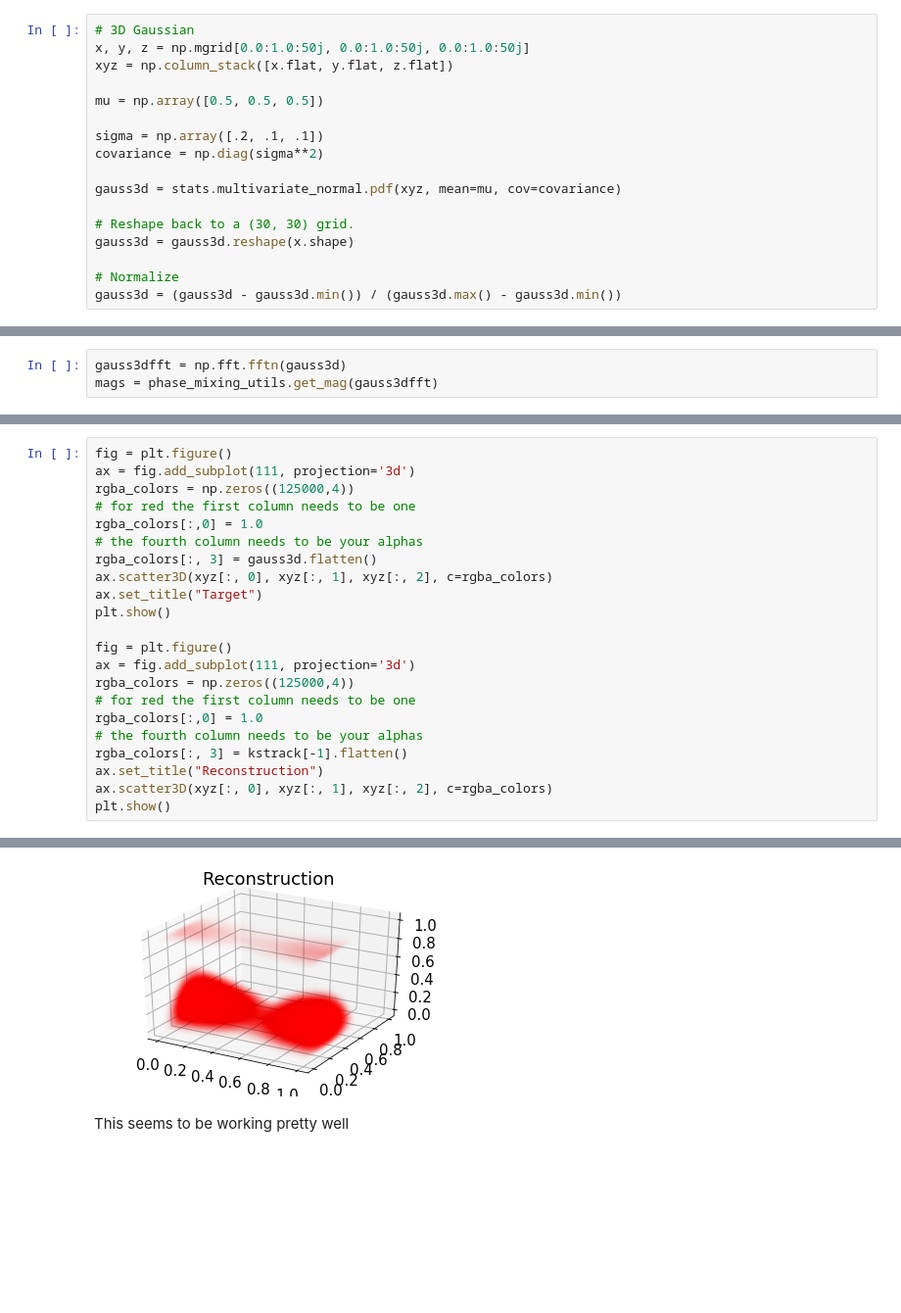
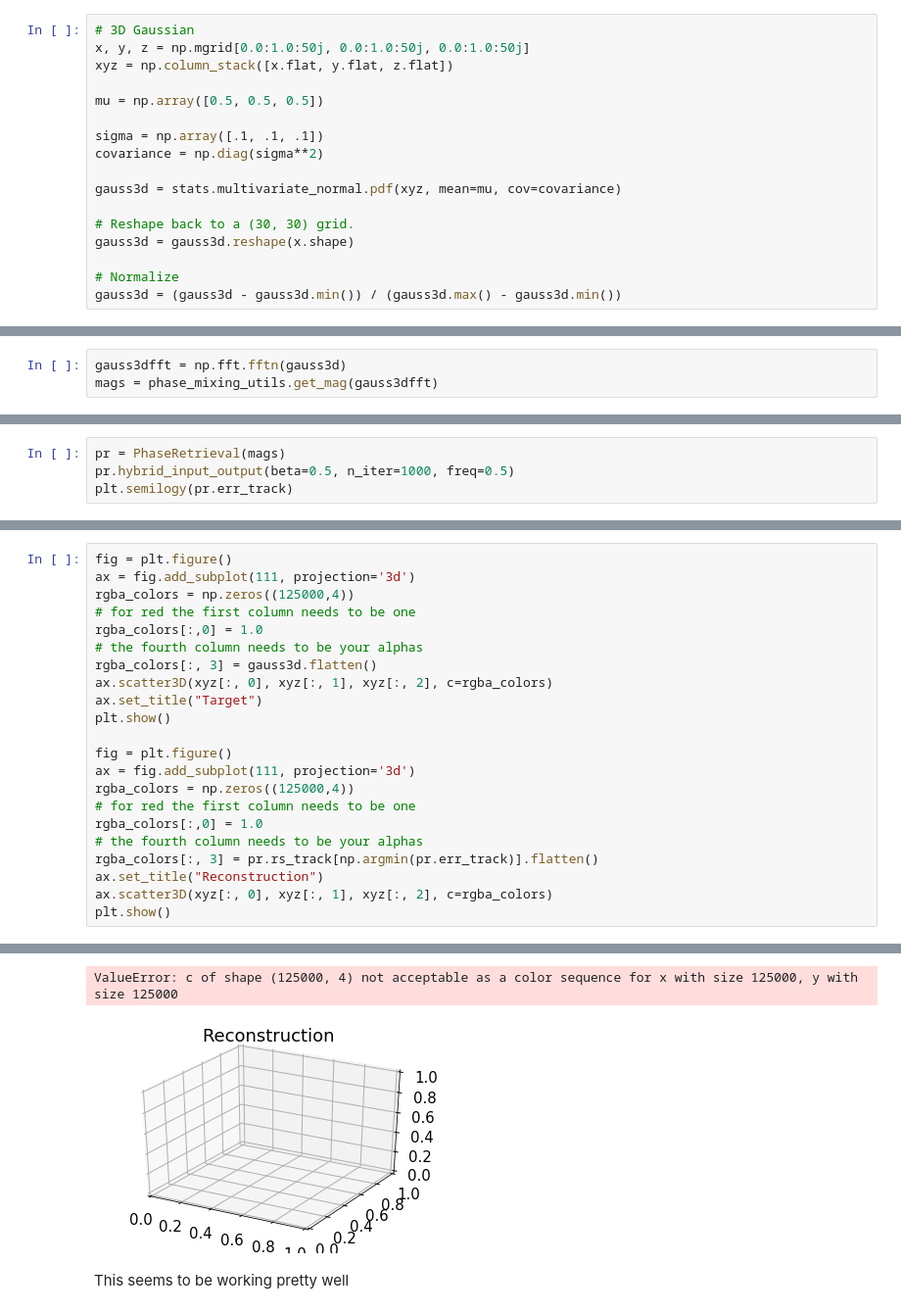
Before and after one commit to Hekstra-Lab/phase-retrieval, a Jupyter notebook: 3D_Reconstruction.ipynb, the cells around one changed output, grey strips where cells are left out. Shown: that part at 98% size. Drawn from its saved outputs; the diff is of its cells as text; blank space fills up the shorter version.

```diff
--- a/3D_Reconstruction.ipynb
+++ b/3D_Reconstruction.ipynb
@@ -23,7 +23,7 @@ xyz = np.column_stack([x.flat, y.flat, z.flat])
 
 mu = np.array([0.5, 0.5, 0.5])
 
-sigma = np.array([.2, .1, .1])
+sigma = np.array([.1, .1, .1])
 covariance = np.diag(sigma**2)
 
 gauss3d = stats.multivariate_normal.pdf(xyz, mean=mu, cov=covariance)
@@ -58,0 +53,4 @@ plt.semilogy(errtrack)
+# %%
+pr = PhaseRetrieval(mags)
+pr.hybrid_input_output(beta=0.5, n_iter=1000, freq=0.5)
+plt.semilogy(pr.err_track)
@@ -74,7 +75,7 @@ rgba_colors = np.zeros((125000,4))
 # for red the first column needs to be one
 rgba_colors[:,0] = 1.0
 # the fourth column needs to be your alphas
-rgba_colors[:, 3] = kstrack[-1].flatten()
+rgba_colors[:, 3] = pr.rs_track[np.argmin(pr.err_track)].flatten()
 ax.set_title("Reconstruction")
 ax.scatter3D(xyz[:, 0], xyz[:, 1], xyz[:, 2], c=rgba_colors)
 plt.show()
@@ -83,3 +84,4 @@ plt.show()
+ValueError: c of shape (125000, 4) not acceptable as a color sequence for x with size 125000, y with size 125000
-[figure, old version]
+[figure, new version]
 # %% [markdown]
 This seems to be working pretty well
```
Also changed, not shown: parts of 6 cells of this notebook, 3 other files.
